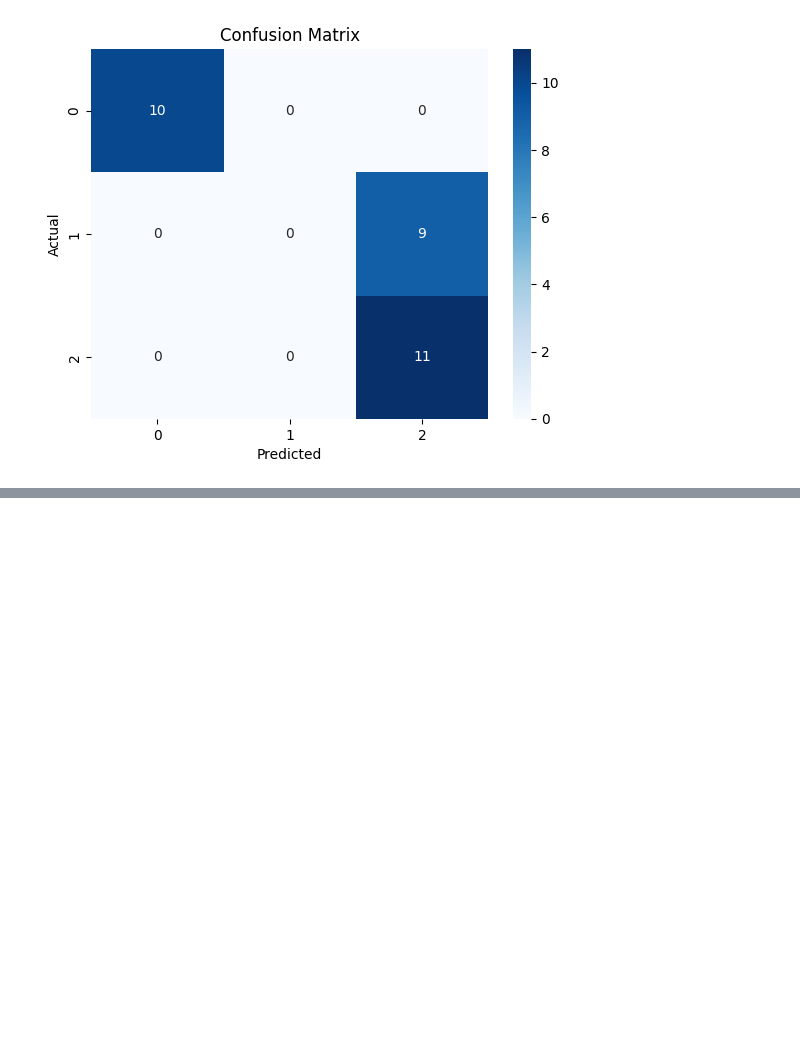
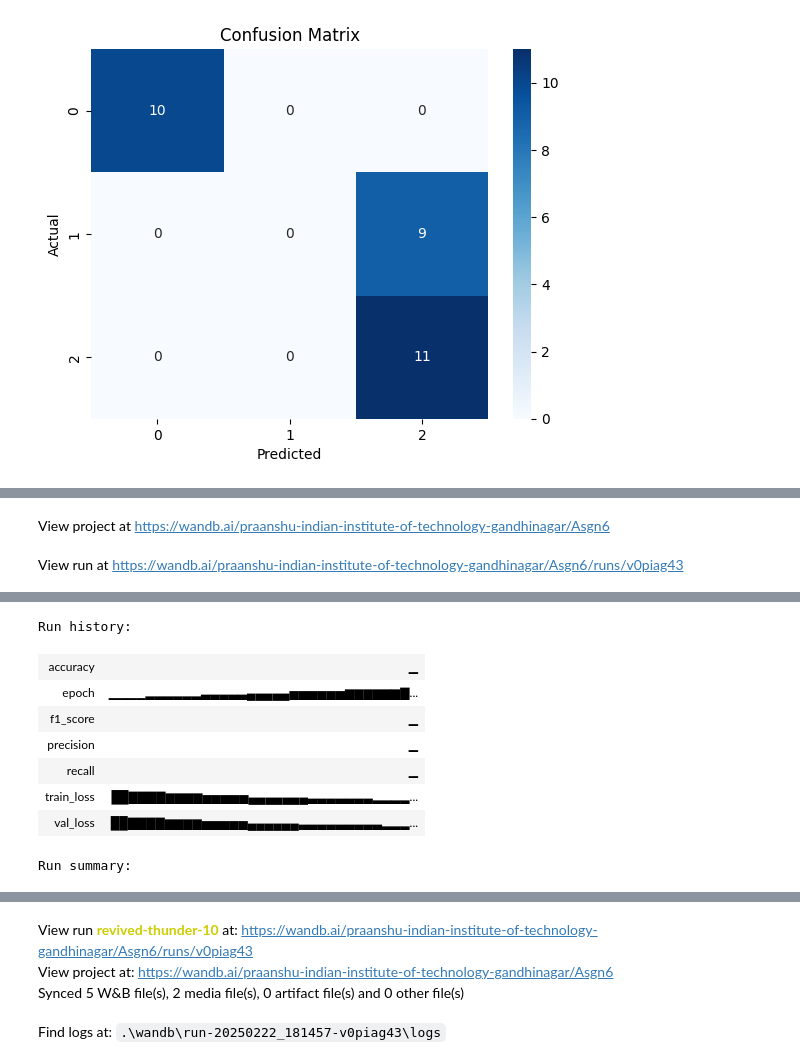
Before and after one commit to Praanshu101/MLP_Experiments_and_Hyperparameters, a Jupyter notebook: MLP.ipynb, the cells around one changed output, grey strips where cells are left out. Saved outputs shown, nothing was run; the diff lists cells and outputs as text; code cells hidden in the pictures; blank space fills up the shorter version.

```diff
--- a/MLP.ipynb
+++ b/MLP.ipynb
@@ -113,7 +113,8 @@ Model: "sequential"
  Non-trainable params: 0 (0.00 B)
 # %%
 # Training the model
-
+epochs = 50
+batch_size = 32
 history = model.fit(X_train, y_train, epochs=50, batch_size=32, verbose=1, validation_split=0.1)
 print("Finished training")
 # %% [output]
@@ -147,8 +148,13 @@ print("First 5 actual: \n",y_test[:5])
 y_pred = np.argmax(y_pred, axis=1)
 y_test_n = np.argmax(y_test, axis=1)
 
-print("Accuracy: ",accuracy_score(y_test_n, y_pred))
-print("Precision: ",precision_score(y_test_n, y_pred, average='weighted')) # average='weighted' is used to calculate the precision for each class and then average it
-print("Recall: ",recall_score(y_test_n, y_pred, average='weighted'))
-print("F1-score: ",f1_score(y_test_n, y_pred, average='weighted'))
+accuracy=accuracy_score(y_test_n, y_pred)
+precision=precision_score(y_test_n, y_pred, average='weighted')  # average='weighted' is used to calculate the precision for each class and then average it
+recall=recall_score(y_test_n, y_pred, average='weighted')
+f1=f1_score(y_test_n, y_pred, average='weighted')
+
+print("Accuracy: ",accuracy)
+print("Precision: ",precision)
+print("Recall: ",recall)
+print("F1 Score: ",f1)
 # %% [output]
@@ -196,0 +248,49 @@ plt.show()
+# %%
+# Logging the model to weights and biases
+
+# Initialize Weights & Biases
+wandb.init(project="Asgn6")
+
+# Log model architecture details
+model_config = {
+    "num_layers": len(model.layers),
+    "layers": [layer.__class__.__name__ for layer in model.layers],
+    "neurons": [layer.units if hasattr(layer, 'units') else None for layer in model.layers],
+    "activations": [layer.activation.__name__ for layer in model.layers if hasattr(layer, 'activation')],
+}
+wandb.config.update(model_config)
+
+# Log hyperparameters
+hyperparams = {
+    "learning_rate": model.optimizer.learning_rate.numpy(),
+    "batch_size": batch_size,
+    "epochs": epochs,
+}
+wandb.config.update(hyperparams)
+
+# Log training and validation loss per epoch
+history_data = {"epoch": list(range(1, len(history.history['loss']) + 1)),
+                "train_loss": history.history["loss"],
+                "val_loss": history.history["val_loss"]}
+for epoch, train_loss, val_loss in zip(*history_data.values()):
+    wandb.log({"epoch": epoch, "train_loss": train_loss, "val_loss": val_loss})
+
+# Final evaluation metrics
+wandb.log({
+    "accuracy": float(accuracy),
+    "precision": float(precision),
+    "recall": float(recall),
+    "f1_score": float(f1)
+})
+
+
+# Log pre-generated confusion matrix
+wandb.log({"confusion_matrix": wandb.Image("confusion_matrix.png")})
+
+# Log pre-generated loss curve
+wandb.log({"loss_curve": wandb.Image("loss_vs_epoch.png")})
+
+
+# Finish logging
+wandb.finish()
+# %% [output]
@@ -196,0 +301,2 @@ plt.show()
+View project at https://wandb.ai/praanshu-indian-institute-of-technology-gandhinagar/Asgn6
+View run at https://wandb.ai/praanshu-indian-institute-of-technology-gandhinagar/Asgn6/runs/v0piag43
@@ -196,0 +304,9 @@ plt.show()
+Run history:
+| accuracy | ▁ |
+| epoch | ▁▁▁▁▂▂▂▂▂▂▃▃▃▃▃▄▄▄▄▄▅▅▅▅▅▅▆▆▆▆▆▆▇... |
+| f1_score | ▁ |
+| precision | ▁ |
+| recall | ▁ |
+| train_loss | ██▇▇▇▇▆▆▆▆▅▅▅▅▅▄▄▄▄▄▄▄▃▃▃▃▃▃▃▂▂▂▂... |
+| val_loss | ██▇▇▇▇▆▆▆▆▅▅▅▅▅▄▄▄▄▄▄▃▃▃▃▃▃▃▃▃▂▂▂... |
+Run summary:
@@ -196,0 +320,4 @@ plt.show()
+View run revived-thunder-10 at: https://wandb.ai/praanshu-indian-institute-of-technology-gandhinagar/Asgn6/runs/v0piag43
+View project at: https://wandb.ai/praanshu-indian-institute-of-technology-gandhinagar/Asgn6
+Synced 5 W&B file(s), 2 media file(s), 0 artifact file(s) and 0 other file(s)
+Find logs at: .\wandb\run-20250222_181457-v0piag43\logs
```
Also changed, not shown: parts of 8 cells of this notebook, 1 other file.
